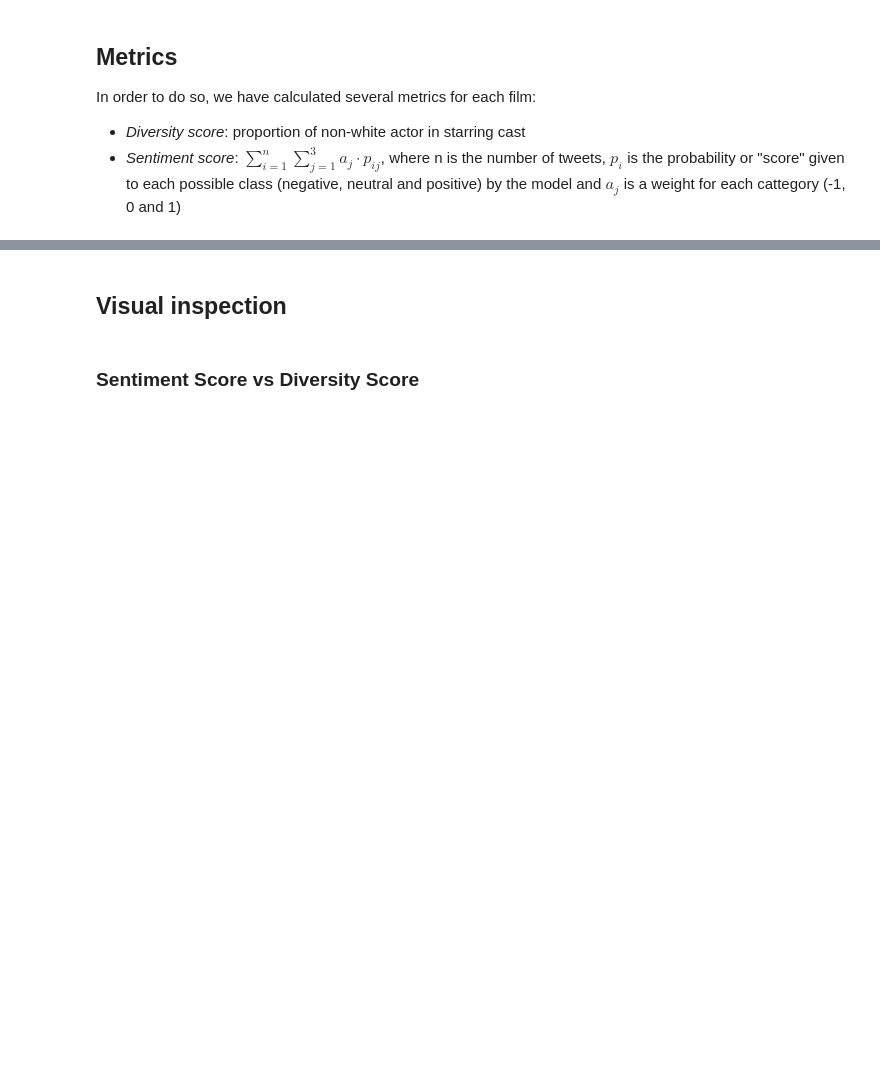
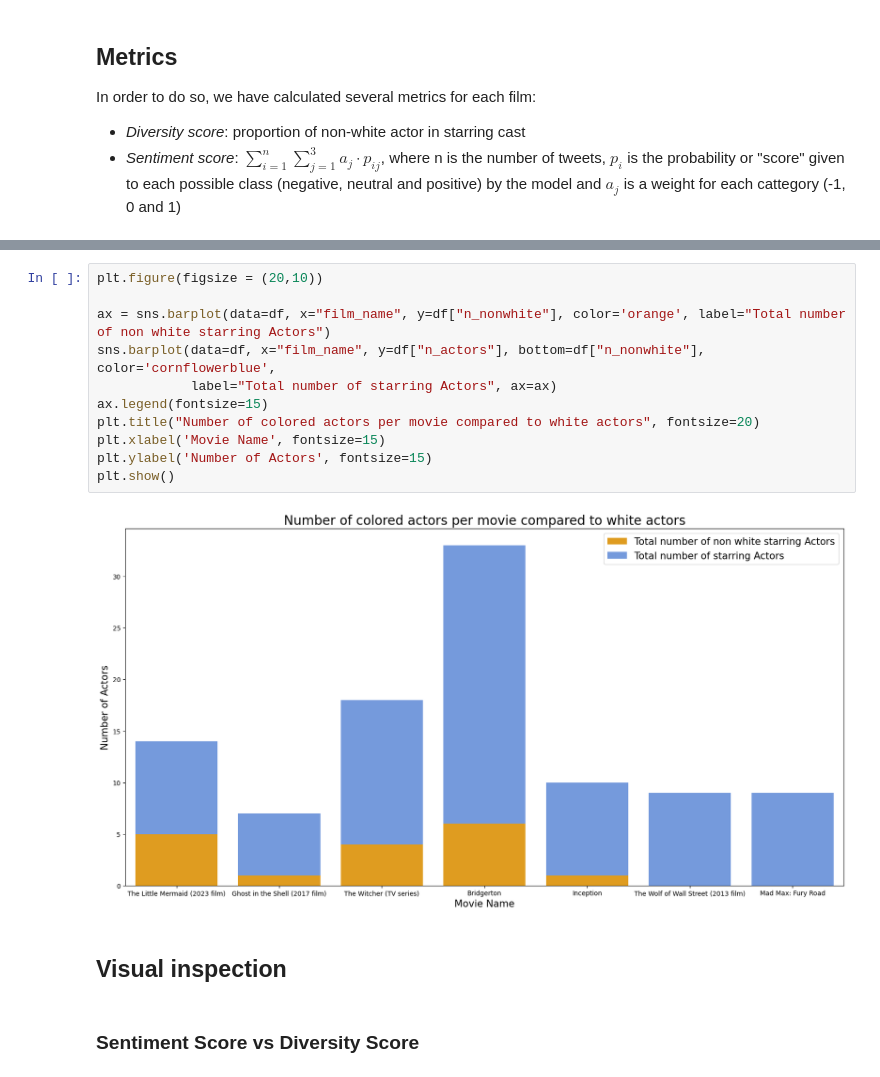
Before and after one commit to KamilKojs/DITW_project, a Jupyter notebook: src/correlation_analysis.ipynb, the cells around one changed output, grey strips where cells are left out. Saved outputs shown, nothing was run; the diff lists cells and outputs as text; blank space fills up the shorter version.

```diff
--- a/src/correlation_analysis.ipynb
+++ b/src/correlation_analysis.ipynb
@@ -37,3 +49,16 @@ data
+# %%
+plt.figure(figsize = (20,10))
+
+ax = sns.barplot(data=df, x="film_name", y=df["n_nonwhite"], color='orange', label="Total number of non white starring Actors")
+sns.barplot(data=df, x="film_name", y=df["n_actors"], bottom=df["n_nonwhite"], color='cornflowerblue',
+            label="Total number of starring Actors", ax=ax)
+ax.legend(fontsize=15)
+plt.title("Number of colored actors per movie compared to white actors", fontsize=20)
+plt.xlabel('Movie Name', fontsize=15)
+plt.ylabel('Number of Actors', fontsize=15)
+plt.show()
+# %% [output]
+[figure, added]
 # %% [markdown]
 ## Visual inspection
 # %% [markdown]
```
Also changed, not shown: parts of 7 cells of this notebook.
